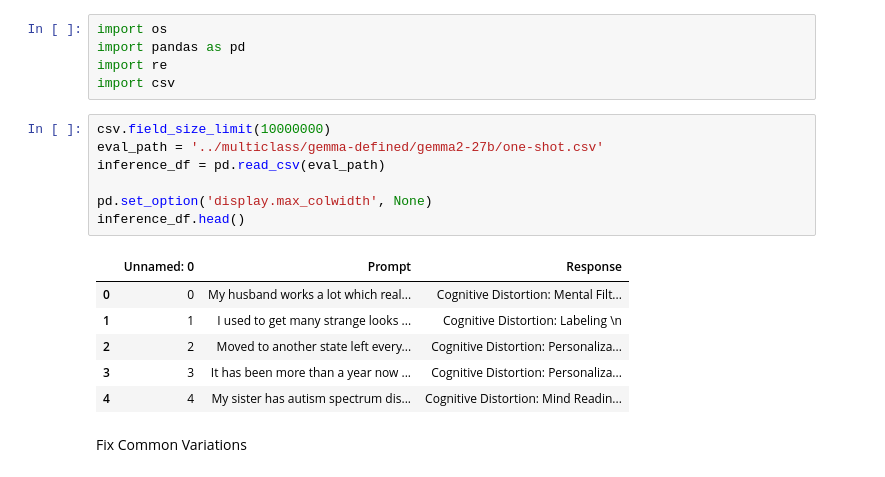
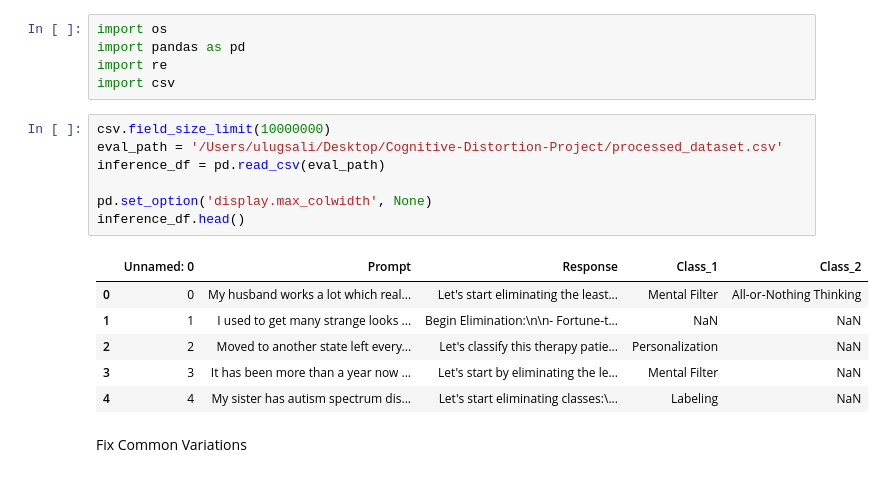
Before and after one commit to NickA02/Cognitive-Distortion-Project, a Jupyter notebook: results/assessment/multiclass_elimination.ipynb, the cells around one changed output. Cells and saved outputs as stored; diff of their text form.

```diff
--- a/results/assessment/multiclass_elimination.ipynb
+++ b/results/assessment/multiclass_elimination.ipynb
@@ -7,18 +7,18 @@ import re
 import csv
 # %%
 csv.field_size_limit(10000000)
-eval_path = '../multiclass/gemma-defined/gemma2-27b/one-shot.csv'
+eval_path = '/Users/ulugsali/Desktop/Cognitive-Distortion-Project/processed_dataset.csv'
 inference_df = pd.read_csv(eval_path)
 
 pd.set_option('display.max_colwidth', None)
 inference_df.head()
 # %% [output]
-|  | Unnamed: 0 | Prompt | Response |
-| 0 | 0 | My husband works a lot which real... | Cognitive Distortion: Mental Filt... |
-| 1 | 1 | I used to get many strange looks ... | Cognitive Distortion: Labeling \n |
-| 2 | 2 | Moved to another state left every... | Cognitive Distortion: Personaliza... |
-| 3 | 3 | It has been more than a year now ... | Cognitive Distortion: Personaliza... |
-| 4 | 4 | My sister has autism spectrum dis... | Cognitive Distortion: Mind Readin... |
+|  | Unnamed: 0 | Prompt | Response | Class_1 | Class_2 |
+| 0 | 0 | My husband works a lot which real... | Let's start eliminating the least... | Mental Filter | All-or-Nothing Thinking |
+| 1 | 1 | I used to get many strange looks ... | Begin Elimination:\n\n- Fortune-t... | NaN | NaN |
+| 2 | 2 | Moved to another state left every... | Let's classify this therapy patie... | Personalization | NaN |
+| 3 | 3 | It has been more than a year now ... | Let's start by eliminating the le... | Mental Filter | NaN |
+| 4 | 4 | My sister has autism spectrum dis... | Let's start eliminating classes:\... | Labeling | NaN |
 # %% [markdown]
 Fix Common Variations
 # %%
```
Also changed, not shown: parts of 3 cells of this notebook, 23 other files.
